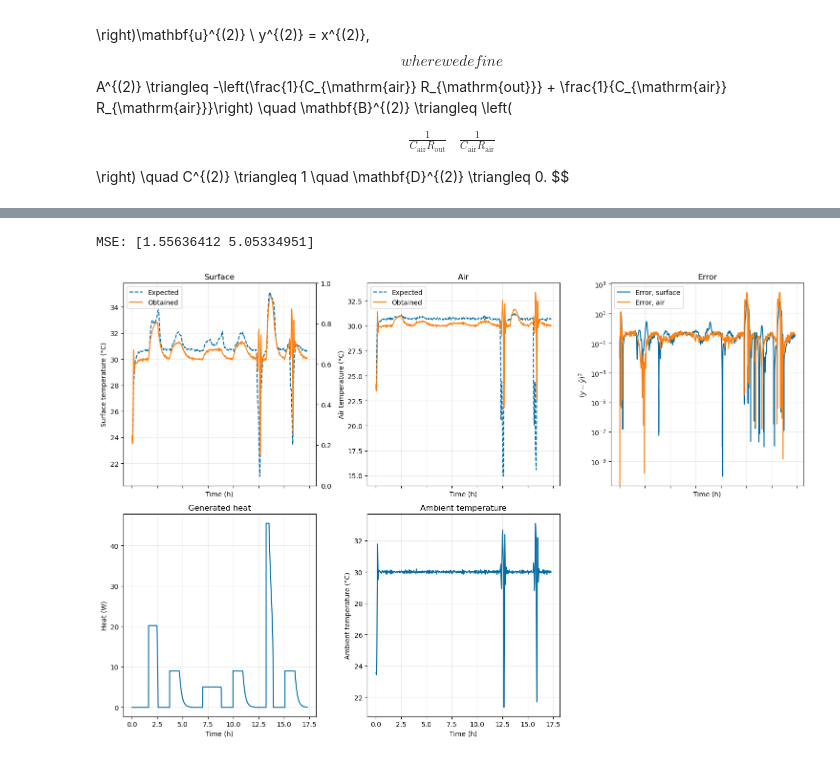
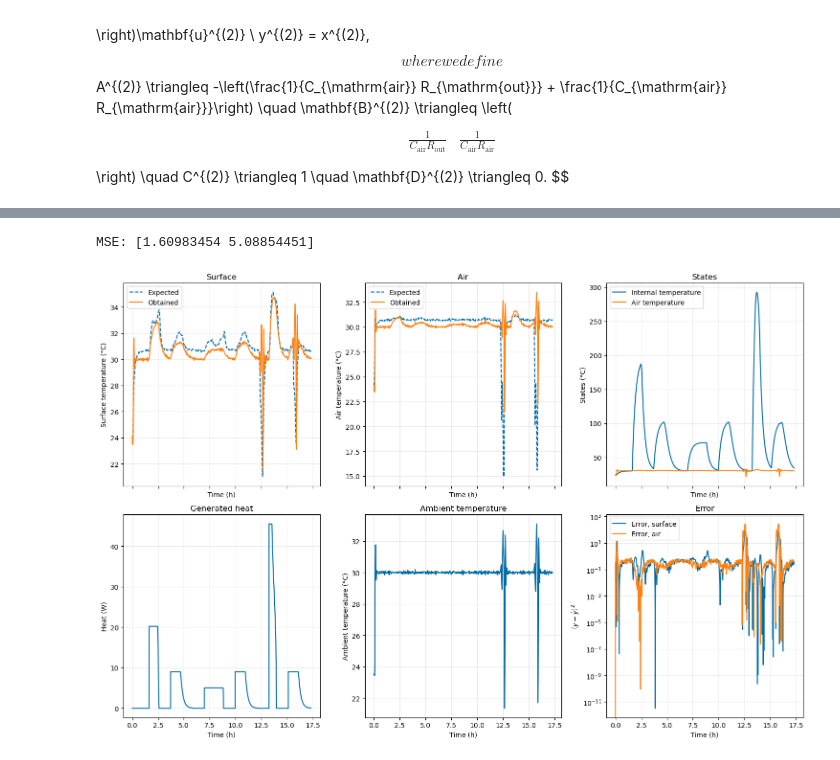
Before and after one commit to prognostics-lab/lion, a Jupyter notebook: data_raw/240209_temptest_C6B2.ipynb, the cells around one changed output, grey strips where cells are left out. Saved outputs shown, nothing was run; the diff lists cells and outputs as text; code cells hidden in the pictures.

```diff
--- a/data_raw/240209_temptest_C6B2.ipynb
+++ b/data_raw/240209_temptest_C6B2.ipynb
@@ -48,8 +48,17 @@ SAVEFIG_PARAMS = {"dpi": 1000, "bbox_inches": "tight"}
 SAVE = True
 
 
+CELSIUS_TO_KELVIN = 273.15
+
+
 _TRAINING_CUTOFF = 32000
 
 train_data, eval_data = get_data(3, 2, training_cutoff=_TRAINING_CUTOFF)
 t_train, y_train, u_train, x0_train = train_data
 t_eval, y_eval, u_eval, x0_eval = eval_data
+y_train = y_train + CELSIUS_TO_KELVIN
+u_train[:, 0] = u_train[:, 0] + CELSIUS_TO_KELVIN
+x0_train = x0_train + CELSIUS_TO_KELVIN
+y_eval = y_eval + CELSIUS_TO_KELVIN
+x0_eval = x0_eval + CELSIUS_TO_KELVIN
+u_eval[:, 0] = u_eval[:, 0] + CELSIUS_TO_KELVIN
@@ -743,6 +783,6 @@ def generate_evaluation(expected, u, t, x0):
     return _generate_system
 # %%
-params1, cov1 = optimize.curve_fit(generate_sys1(u_train, y_train, x0_train), t_train, y_train[:, 0], np.ones(5))
+params1, cov1 = optimize.curve_fit(generate_sys1(u_train, y_train, x0_train, True), t_train, y_train[:, 0], np.ones(5))
 TargetParams(*params1)
 # %% [output]
 c:\Users\Cristobal\.conda\envs\case\Lib\site-packages\scipy\signal\_filter_design.py:1746: BadCoefficients: Badly conditioned filter coefficients (numerator): the results may be meaningless
@@ -813,7 +865,7 @@ MSE: [1.3298538813149292, 0.7182947374029589]
 # %%
 def _wrapper(u, y, x0, params):
     def _fn(t, cair, rair):
-        return generate_sys2(u, y, x0)(t, params[0], cair, rair, params[3], params[4])
+        return generate_sys2(u, y, x0, True)(t, params[0], cair, rair, params[3], params[4])
     return _fn
 
 
@@ -885,56 +952,64 @@ MSE: [1.3298538813149292, 3.604144278500962]
 # %%
 evaluate = generate_evaluation(y_eval, u_eval, t_eval, x0_eval)
-expected, obtained, error = evaluate(TargetParams(*params2))
+expected, obtained, error, x = evaluate(TargetParams(*params2))
+# expected, obtained, error, x = evaluate(TargetParams(*BEST_DC_PARAMS))
 error_square = error ** 2
 mse = np.diag(error.conjugate().T @ error) / len(error)
 print(f"MSE: {mse}")
 
+expected = expected - CELSIUS_TO_KELVIN
+obtained = obtained - CELSIUS_TO_KELVIN
+x = x - CELSIUS_TO_KELVIN
+
 fig, ((ax1, ax2, ax3), (ax4, ax5, ax6)) = plt.subplots(2, 3, figsize=(15, 10), sharex=True)
 
-ax1_2 = ax1.twinx()
 ax1.plot(t_eval / 3600, expected[:, 0], label="Expected", linestyle="--")
 ax1.plot(t_eval / 3600, obtained[:, 0], label="Obtained")
 ax2.plot(t_eval / 3600, expected[:, 1], label="Expected", linestyle="--")
 ax2.plot(t_eval / 3600, obtained[:, 1], label="Obtained")
-ax3.plot(t_eval / 3600, error_square[:, 0], label="Error, surface")
-ax3.plot(t_eval / 3600, error_square[:, 1], label="Error, air")
+ax3.plot(t_eval / 3600, x[:, 0], label="Internal temperature")
+ax3.plot(t_eval / 3600, x[:, 1], label="Air temperature")
 
 ax4.plot(t_eval / 3600, u_eval[:, 1], label="Generated heat")
-ax5.plot(t_eval / 3600, u_eval[:, 0], label="Ambient temperature")
-ax6.remove()
+ax5.plot(t_eval / 3600, u_eval[:, 0] - CELSIUS_TO_KELVIN, label="Ambient temperature")
+ax6.plot(t_eval / 3600, error_square[:, 0], label="Error, surface")
+ax6.plot(t_eval / 3600, error_square[:, 1], label="Error, air")
 
 ax1.set_xlabel("Time (h)")
 ax1.set_ylabel("Surface temperature (°C)")
 ax2.set_xlabel("Time (h)")
 ax2.set_ylabel("Air temperature (°C)")
 ax3.set_xlabel("Time (h)")
-ax3.set_ylabel("$\\left(y - \\hat y\\right)^2$")
+ax3.set_ylabel("States (°C)")
 ax4.set_xlabel("Time (h)")
 ax4.set_ylabel("Heat (W)")
 ax5.set_xlabel("Time (h)")
 ax5.set_ylabel("Ambient temperature (°C)")
+ax6.set_xlabel("Time (h)")
+ax6.set_ylabel("$\\left(y - \\hat y\\right)^2$")
 
 ax1.set_title("Surface")
 ax2.set_title("Air")
-ax3.set_title("Error")
+ax3.set_title("States")
+ax6.set_title("Error")
 ax4.set_title("Generated heat")
 ax5.set_title("Ambient temperature")
 
 ax1.legend()
 ax2.legend()
 ax3.legend()
+ax6.legend()
 ax1.grid(alpha=0.25)
 ax2.grid(alpha=0.25)
 ax3.grid(alpha=0.25)
 ax4.grid(alpha=0.25)
 ax5.grid(alpha=0.25)
-
-ax3.set_yscale("log")
-
+ax6.grid(alpha=0.25)
+ax6.set_yscale("log")
 fig.tight_layout()
 if SAVE:
     fig.savefig(os.path.join(IMG_DIR, f"decoupled-lti.{SAVE_FMT}"), **SAVEFIG_PARAMS)
 plt.show()
 # %% [output]
-MSE: [1.55636412 5.05334951]
+MSE: [1.60983454 5.08854451]
-[figure, old version]
+[figure, new version]
```
Also changed, not shown: parts of 9 cells of this notebook.
